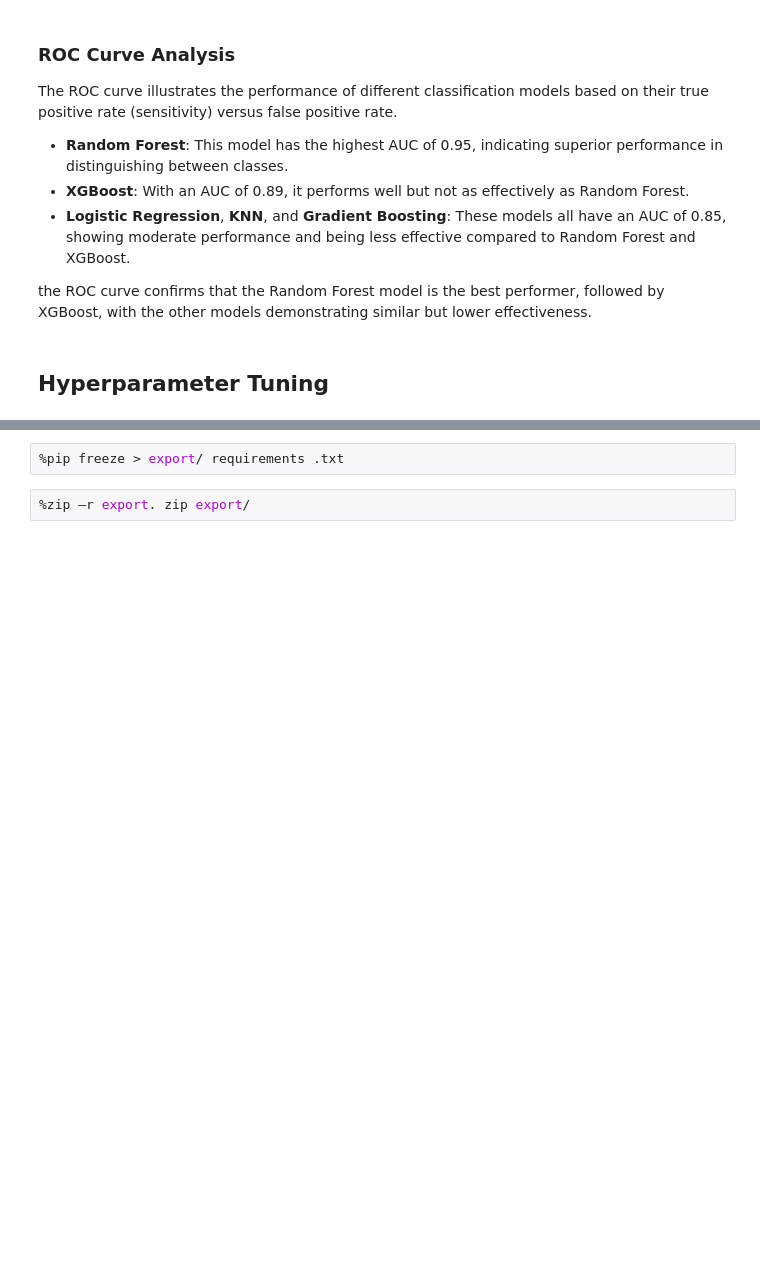
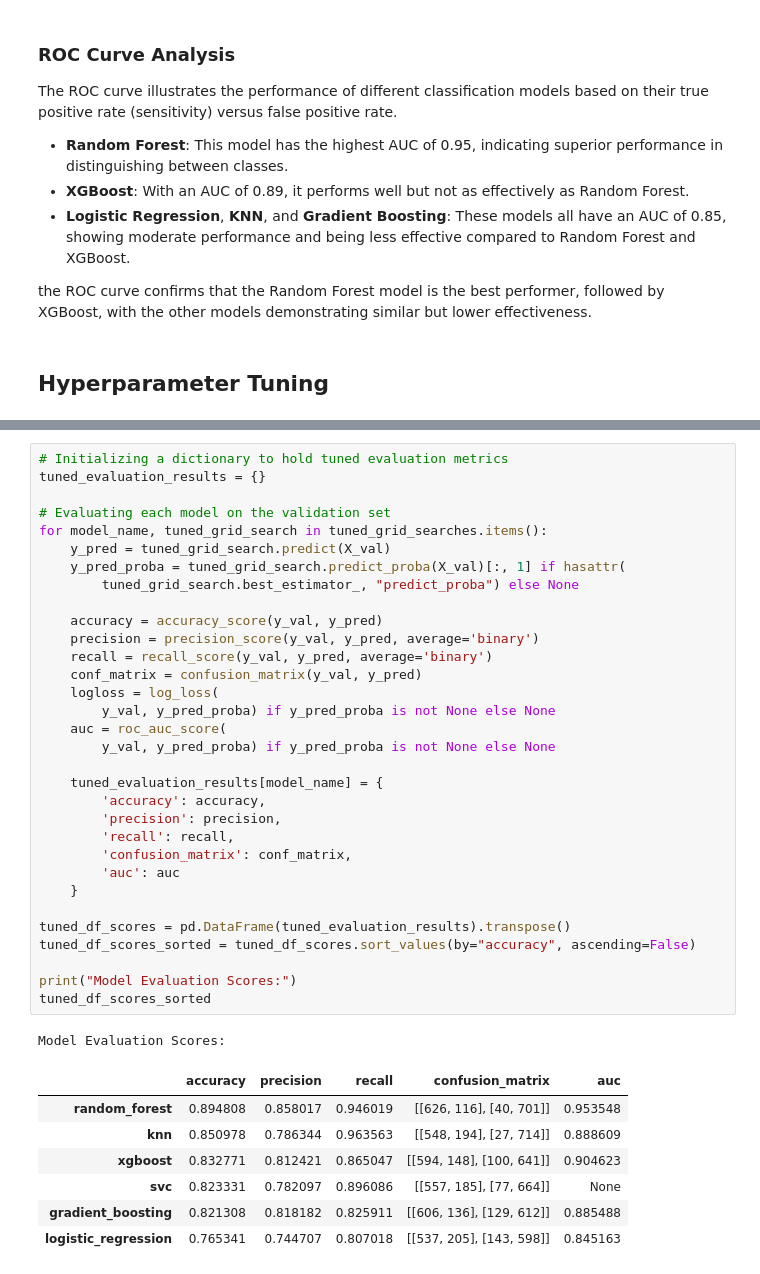
Before and after one commit to elishastanley/Churn-Prediction-Enhancing-Retention-with-Machine-Learning, a Jupyter notebook: Notebooks/main.ipynb, the cells around one changed output, grey strips where cells are left out. Cells and saved outputs as stored; diff of their text form; blank space fills up the shorter version.

```diff
--- a/Notebooks/main.ipynb
+++ b/Notebooks/main.ipynb
@@ -920,4 +907,41 @@ ValueError: Invalid parameter 'C' for estimator Pipeline(steps=[('preprocessor',
-# %%
-%pip freeze > export/ requirements .txt
-# %%
-%zip —r export. zip export/
+# %%
+# Initializing a dictionary to hold tuned evaluation metrics
+tuned_evaluation_results = {}
+
+# Evaluating each model on the validation set
+for model_name, tuned_grid_search in tuned_grid_searches.items():
+    y_pred = tuned_grid_search.predict(X_val)
+    y_pred_proba = tuned_grid_search.predict_proba(X_val)[:, 1] if hasattr(
+        tuned_grid_search.best_estimator_, "predict_proba") else None
+
+    accuracy = accuracy_score(y_val, y_pred)
+    precision = precision_score(y_val, y_pred, average='binary')
+    recall = recall_score(y_val, y_pred, average='binary')
+    conf_matrix = confusion_matrix(y_val, y_pred)
+    logloss = log_loss(
+        y_val, y_pred_proba) if y_pred_proba is not None else None
+    auc = roc_auc_score(
+        y_val, y_pred_proba) if y_pred_proba is not None else None
+
+    tuned_evaluation_results[model_name] = {
+        'accuracy': accuracy,
+        'precision': precision,
+        'recall': recall,
+        'confusion_matrix': conf_matrix,
+        'auc': auc
+    }
+
+tuned_df_scores = pd.DataFrame(tuned_evaluation_results).transpose()
+tuned_df_scores_sorted = tuned_df_scores.sort_values(by="accuracy", ascending=False)
+
+print("Model Evaluation Scores:")
+tuned_df_scores_sorted
+# %% [output]
+Model Evaluation Scores:
+|  | accuracy | precision | recall | confusion_matrix | auc |
+| random_forest | 0.894808 | 0.858017 | 0.946019 | [[626, 116], [40, 701]] | 0.953548 |
+| knn | 0.850978 | 0.786344 | 0.963563 | [[548, 194], [27, 714]] | 0.888609 |
+| xgboost | 0.832771 | 0.812421 | 0.865047 | [[594, 148], [100, 641]] | 0.904623 |
+| svc | 0.823331 | 0.782097 | 0.896086 | [[557, 185], [77, 664]] | None |
+| gradient_boosting | 0.821308 | 0.818182 | 0.825911 | [[606, 136], [129, 612]] | 0.885488 |
+| logistic_regression | 0.765341 | 0.744707 | 0.807018 | [[537, 205], [143, 598]] | 0.845163 |
```
Also changed, not shown: parts of 3 cells of this notebook.
